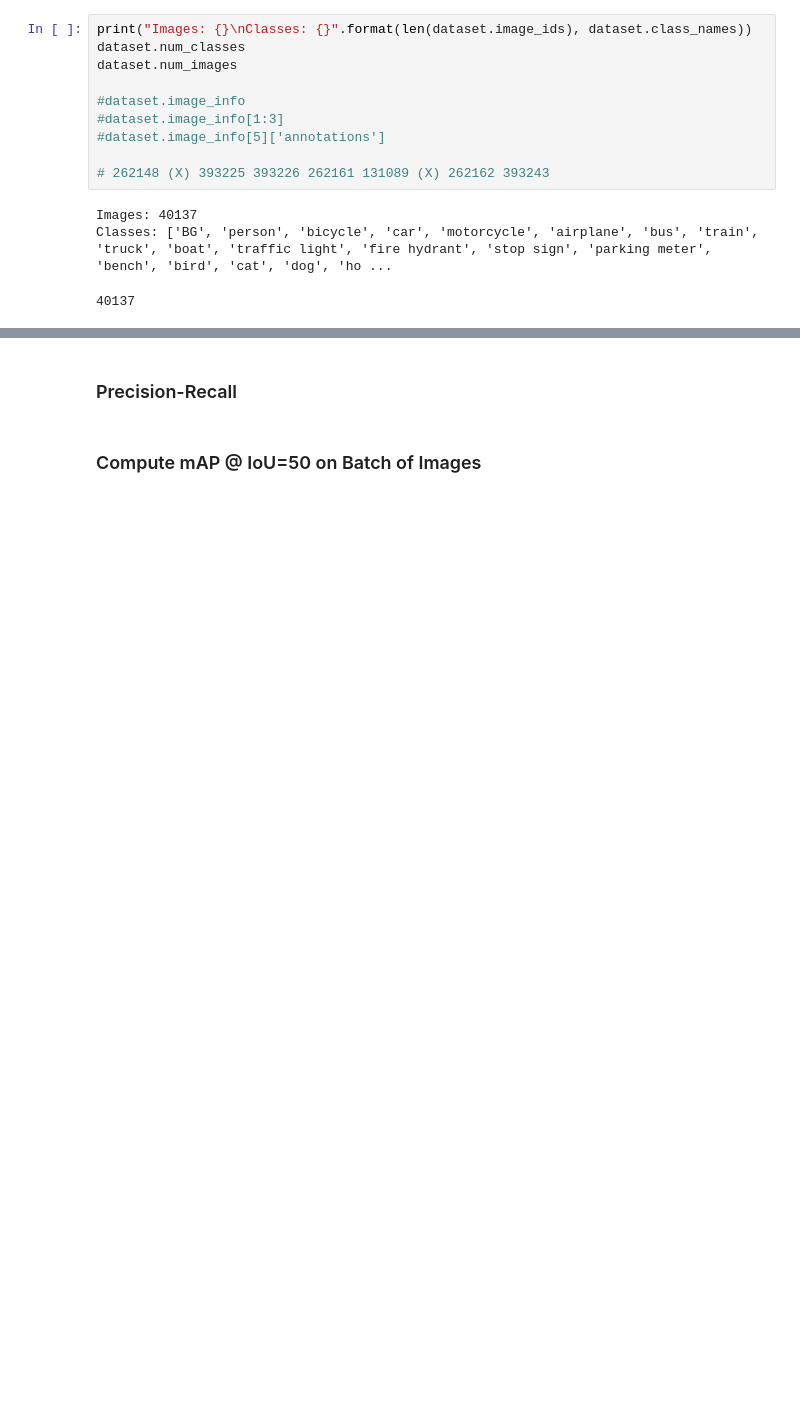
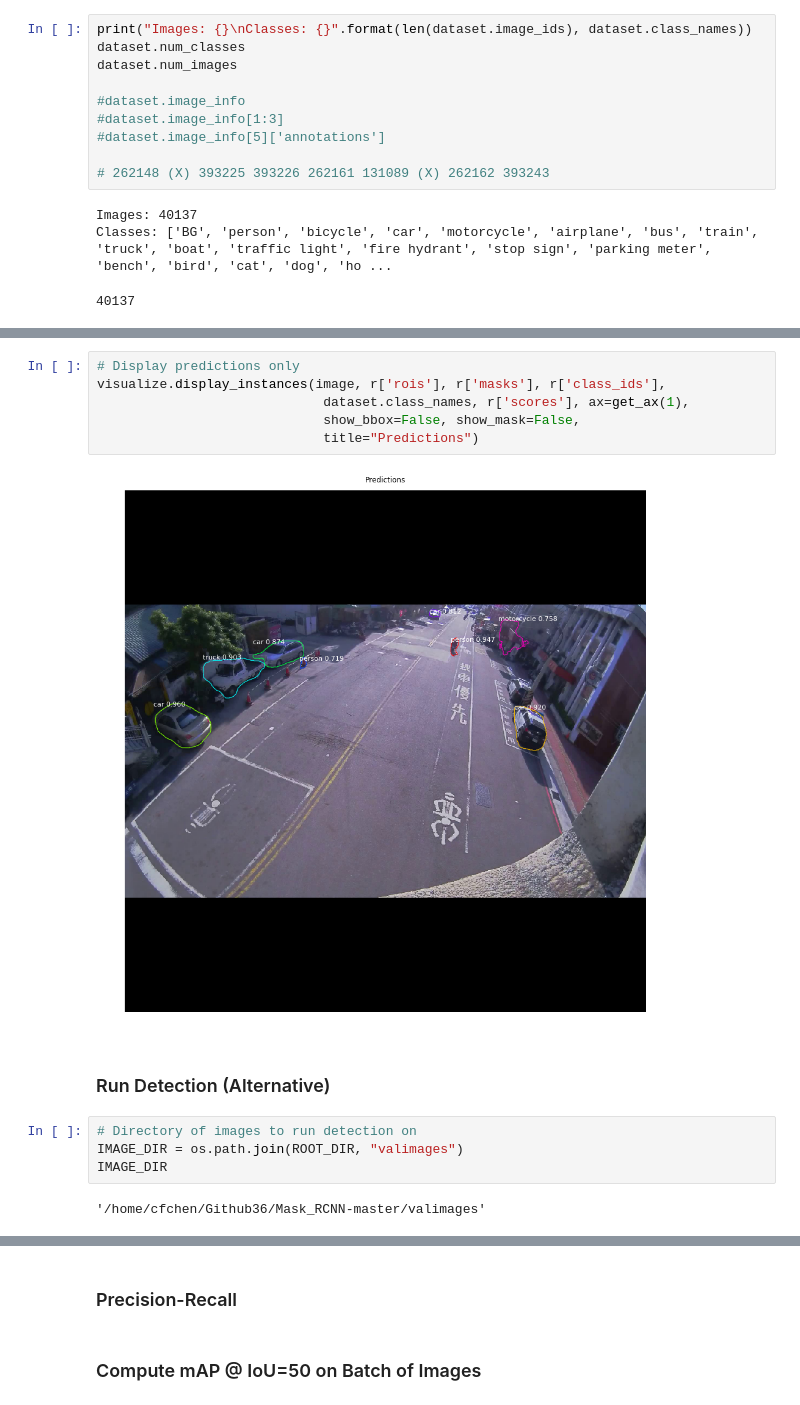
Before and after one commit to randomForester/HPB, a Jupyter notebook: TF_HPBrain/Temp/project_maskrcnn.ipynb, the cells around one changed output, grey strips where cells are left out. Saved outputs shown, nothing was run; the diff lists cells and outputs as text; blank space fills up the shorter version.

```diff
--- a/TF_HPBrain/Temp/project_maskrcnn.ipynb
+++ b/TF_HPBrain/Temp/project_maskrcnn.ipynb
@@ -490,0 +474,16 @@ AP @0.50-0.95:   0.398
+# %%
+# Display predictions only
+visualize.display_instances(image, r['rois'], r['masks'], r['class_ids'],
+                             dataset.class_names, r['scores'], ax=get_ax(1),
+                             show_bbox=False, show_mask=False,
+                             title="Predictions")
+# %% [output]
+[figure, added]
+# %% [markdown]
+### Run Detection (Alternative)
+# %%
+# Directory of images to run detection on
+IMAGE_DIR = os.path.join(ROOT_DIR, "valimages")
+IMAGE_DIR
+# %% [output]
+'/home/cfchen/Github36/Mask_RCNN-master/valimages'
```
Also changed, not shown: parts of 9 cells of this notebook.
